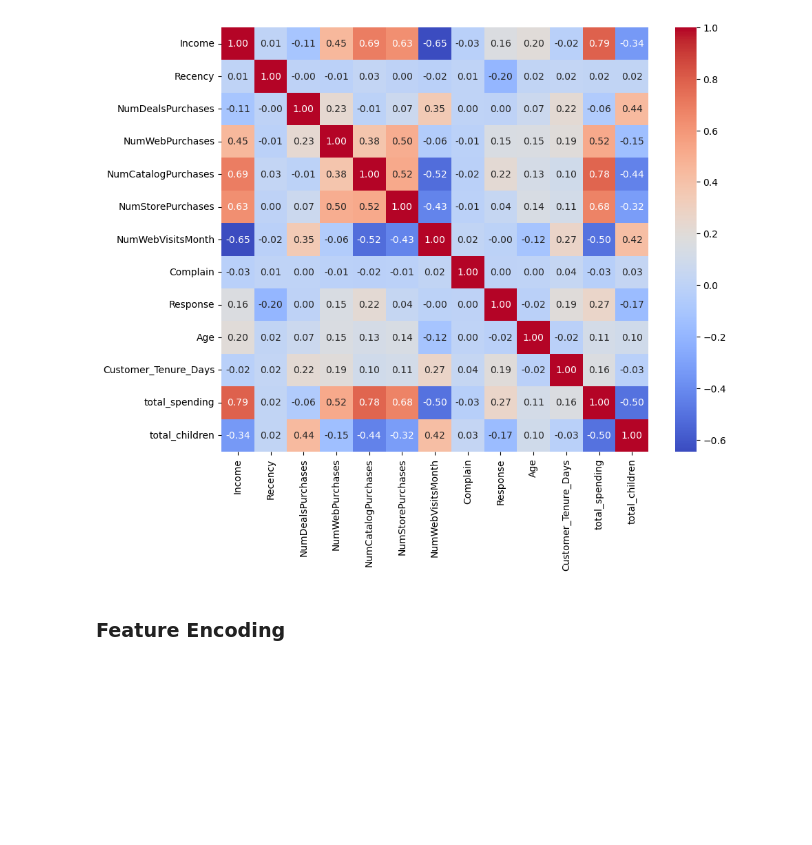
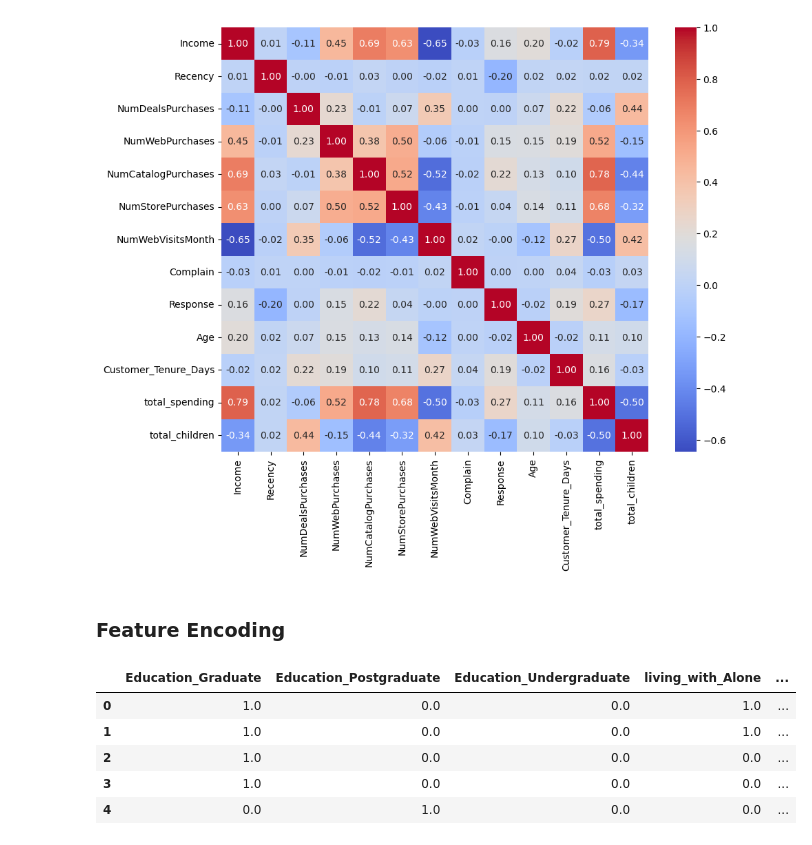
Before and after one commit to Tabby-rohit/Smart_Cart_Project, a Jupyter notebook: smart_cart.ipynb, the cells around one changed output. Drawn from its saved outputs; the diff is of its cells as text; code cells hidden in the pictures; blank space fills up the shorter version.

```diff
--- a/smart_cart.ipynb
+++ b/smart_cart.ipynb
@@ -148,0 +154,9 @@ sns.heatmap(correlation_matrix, annot=True, cmap='coolwarm', fmt=".2f")
+# %%
+pd.DataFrame(encoded_features.toarray(), columns=encoder.get_feature_names_out(cols_to_encode), index=df_cleaned.index).head()
+# %% [output]
+|  | Education_Graduate | Education_Postgraduate | Education_Undergraduate | living_with_Alone | ... |
+| 0 | 1.0 | 0.0 | 0.0 | 1.0 | ... |
+| 1 | 1.0 | 0.0 | 0.0 | 1.0 | ... |
+| 2 | 1.0 | 0.0 | 0.0 | 0.0 | ... |
+| 3 | 1.0 | 0.0 | 0.0 | 0.0 | ... |
+| 4 | 0.0 | 1.0 | 0.0 | 0.0 | ... |
```
Also changed, not shown: parts of 8 cells of this notebook.
